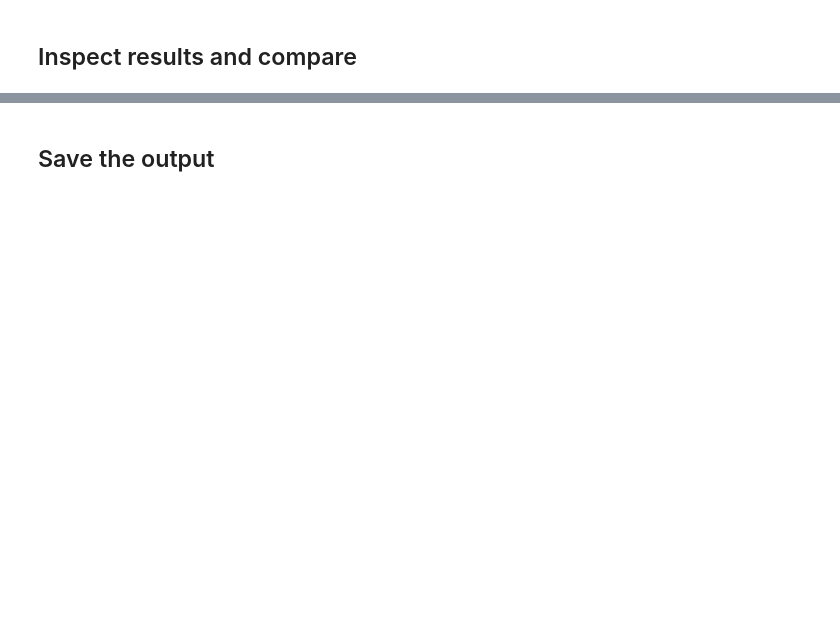
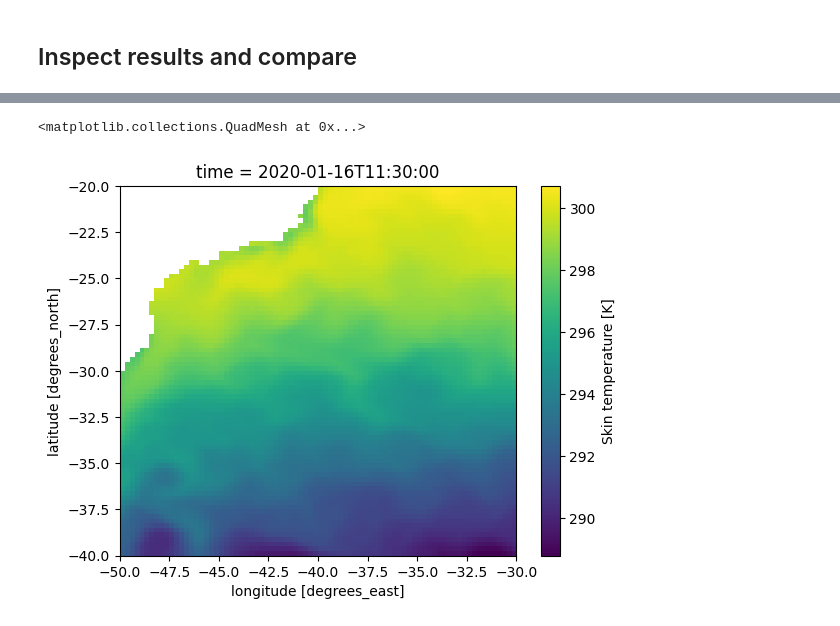
Before and after one commit to ESMValGroup/ClimaNet, a Jupyter notebook: notebooks/example.ipynb, the cells around one changed output, grey strips where cells are left out. Saved outputs shown, nothing was run; the diff lists cells and outputs as text; code cells hidden in the pictures; blank space fills up the shorter version.

```diff
--- a/notebooks/example.ipynb
+++ b/notebooks/example.ipynb
@@ -160,3 +198,6 @@ monthly_subset["ts_pred"].plot()
 # %%
 # original target
-monthly_subset["ts"].where(~lsm_subset["lsm"].values).plot()
+monthly_subset["ts"].where(~lsm_subset["lsm"].values).isel(time=0).plot()
+# %% [output]
+<matplotlib.collections.QuadMesh at 0x...>
+[figure, added]
@@ -168,2 +211,0 @@ rmae.plot()
-# %% [markdown]
-## Save the output
```
Also changed, not shown: parts of 21 cells of this notebook.
